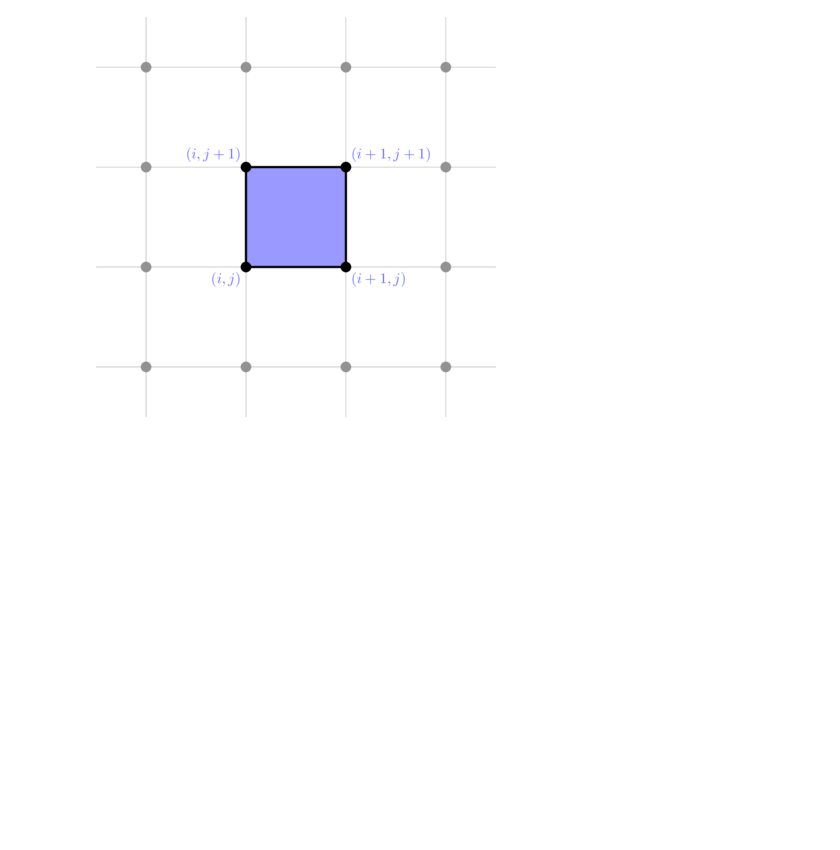
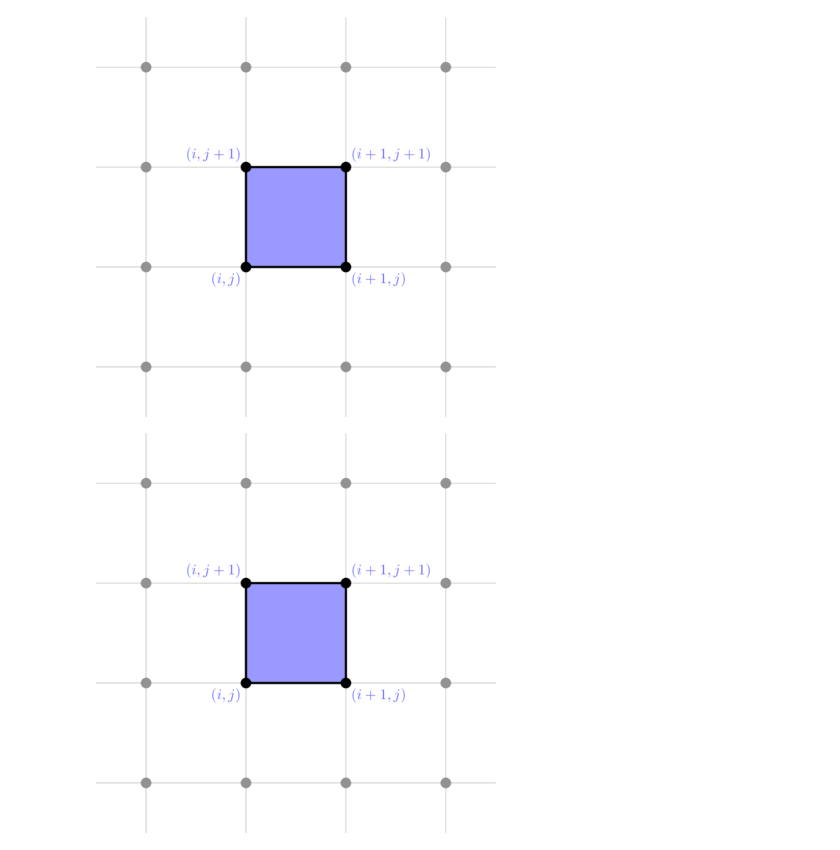
Before and after one commit to mkrphys/ipython-tikzmagic, a Jupyter notebook: tikzmagic_test.ipynb, the cells around one changed output. Cells and saved outputs as stored; diff of their text form; code cells hidden in the pictures; blank space fills up the shorter version.

```diff
--- a/tikzmagic_test.ipynb
+++ b/tikzmagic_test.ipynb
@@ -42,6 +42,11 @@
 \filldraw [color=gray]	(6,6) circle (.1);
 # %% [output]
 [figure]
+# %%
+%%tikz -s 400,400 -sc 1.2 -f png
+\input{grid.tikz}
+# %% [output]
+[figure, added]
 # %%
 %%tikz -l arrows,matrix -f svg
 \matrix (m) [matrix of math nodes, row sep=3em, column sep=4em] {
```
Also changed, not shown: 2 other files.
